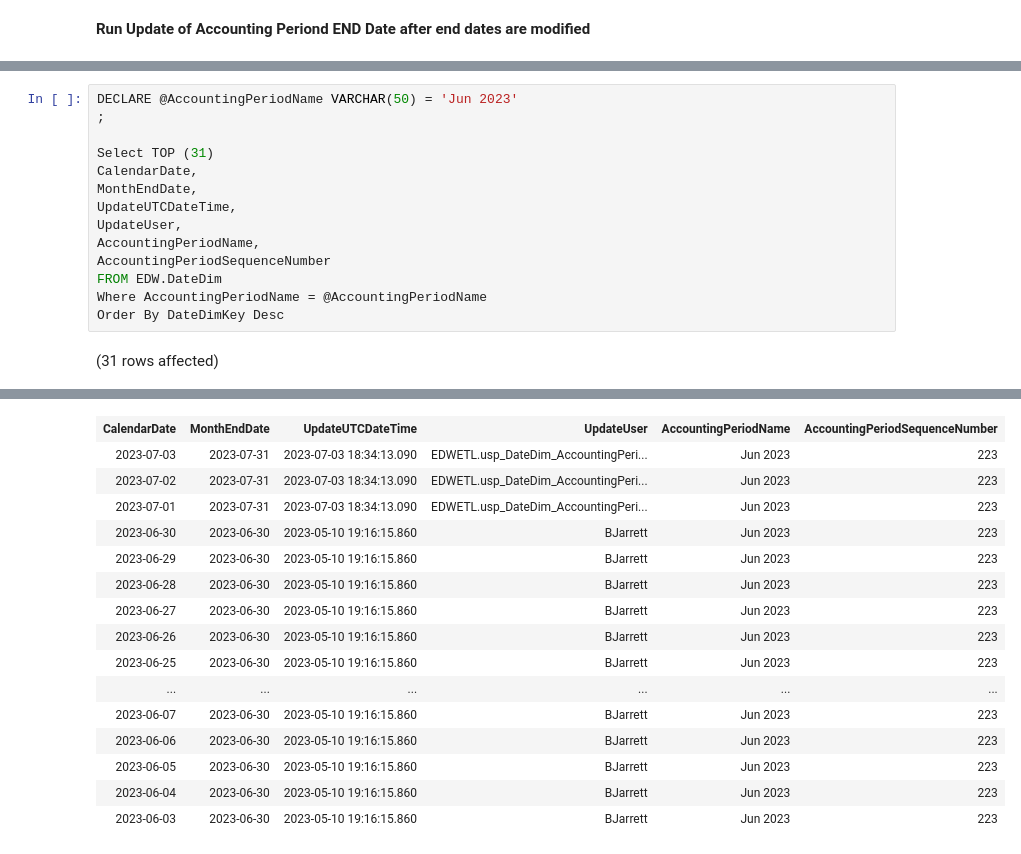
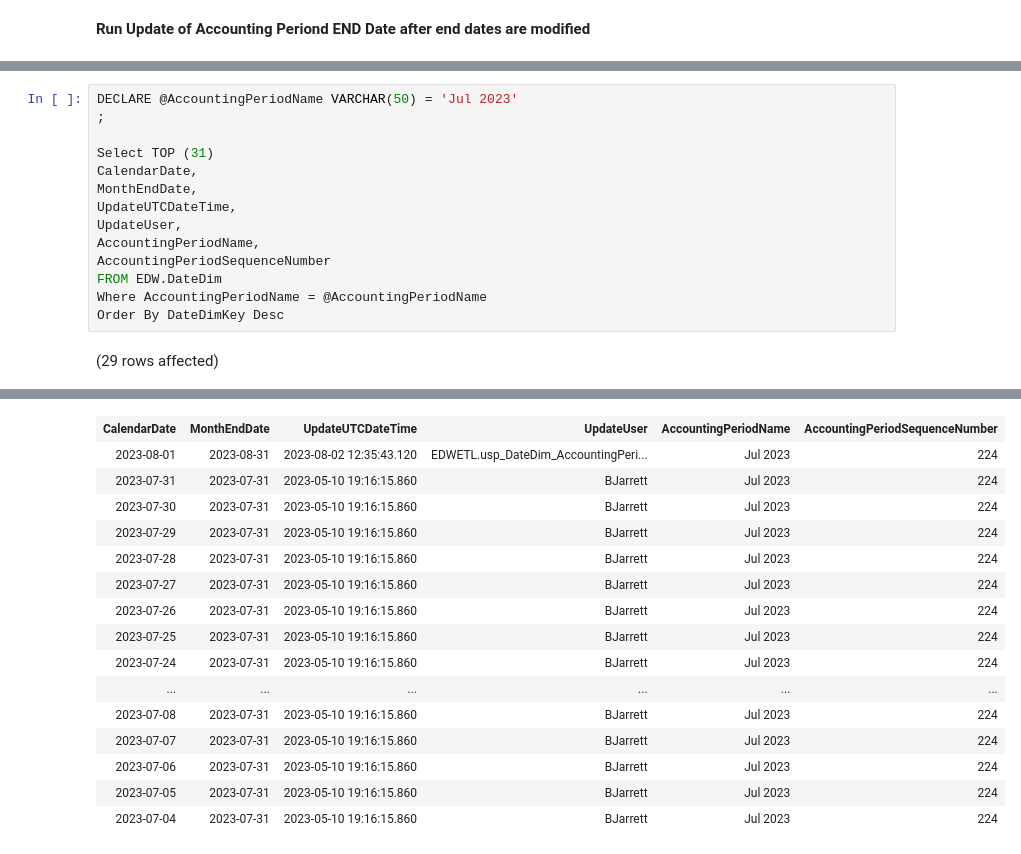
Before and after one commit to mdelisio/SQL-Scripts, a Jupyter notebook: Notebook- Update Accouinting Period End Date.ipynb, the cells around one changed output, grey strips where cells are left out. Saved outputs shown, nothing was run; the diff lists cells and outputs as text.

```diff
--- a/Notebook- Update Accouinting Period End Date.ipynb
+++ b/Notebook- Update Accouinting Period End Date.ipynb
@@ -27,5 +28,5 @@ Total execution time: 00:00:00.184
 # %%
-DECLARE @AccountingPeriodName VARCHAR(50) = 'Jun 2023'
+DECLARE @AccountingPeriodName VARCHAR(50) = 'Jul 2023'
 ;
 
 Select TOP (31)
@@ -39,4 +40,4 @@ FROM EDW.DateDim
 Where AccountingPeriodName = @AccountingPeriodName
 Order By DateDimKey Desc
 # %% [output]
-(31 rows affected)
+(29 rows affected)
@@ -44,16 +45,16 @@ Total execution time: 00:00:00.071
 | CalendarDate | MonthEndDate | UpdateUTCDateTime | UpdateUser | AccountingPeriodName | AccountingPeriodSequenceNumber |
-| 2023-07-03 | 2023-07-31 | 2023-07-03 18:34:13.090 | EDWETL.usp_DateDim_AccountingPeri... | Jun 2023 | 223 |
-| 2023-07-02 | 2023-07-31 | 2023-07-03 18:34:13.090 | EDWETL.usp_DateDim_AccountingPeri... | Jun 2023 | 223 |
-| 2023-07-01 | 2023-07-31 | 2023-07-03 18:34:13.090 | EDWETL.usp_DateDim_AccountingPeri... | Jun 2023 | 223 |
-| 2023-06-30 | 2023-06-30 | 2023-05-10 19:16:15.860 | BJarrett | Jun 2023 | 223 |
-| 2023-06-29 | 2023-06-30 | 2023-05-10 19:16:15.860 | BJarrett | Jun 2023 | 223 |
-| 2023-06-28 | 2023-06-30 | 2023-05-10 19:16:15.860 | BJarrett | Jun 2023 | 223 |
-| 2023-06-27 | 2023-06-30 | 2023-05-10 19:16:15.860 | BJarrett | Jun 2023 | 223 |
-| 2023-06-26 | 2023-06-30 | 2023-05-10 19:16:15.860 | BJarrett | Jun 2023 | 223 |
-| 2023-06-25 | 2023-06-30 | 2023-05-10 19:16:15.860 | BJarrett | Jun 2023 | 223 |
+| 2023-08-01 | 2023-08-31 | 2023-08-02 12:35:43.120 | EDWETL.usp_DateDim_AccountingPeri... | Jul 2023 | 224 |
+| 2023-07-31 | 2023-07-31 | 2023-05-10 19:16:15.860 | BJarrett | Jul 2023 | 224 |
+| 2023-07-30 | 2023-07-31 | 2023-05-10 19:16:15.860 | BJarrett | Jul 2023 | 224 |
+| 2023-07-29 | 2023-07-31 | 2023-05-10 19:16:15.860 | BJarrett | Jul 2023 | 224 |
+| 2023-07-28 | 2023-07-31 | 2023-05-10 19:16:15.860 | BJarrett | Jul 2023 | 224 |
+| 2023-07-27 | 2023-07-31 | 2023-05-10 19:16:15.860 | BJarrett | Jul 2023 | 224 |
+| 2023-07-26 | 2023-07-31 | 2023-05-10 19:16:15.860 | BJarrett | Jul 2023 | 224 |
+| 2023-07-25 | 2023-07-31 | 2023-05-10 19:16:15.860 | BJarrett | Jul 2023 | 224 |
+| 2023-07-24 | 2023-07-31 | 2023-05-10 19:16:15.860 | BJarrett | Jul 2023 | 224 |
 | ... | ... | ... | ... | ... | ... |
-| 2023-06-07 | 2023-06-30 | 2023-05-10 19:16:15.860 | BJarrett | Jun 2023 | 223 |
-| 2023-06-06 | 2023-06-30 | 2023-05-10 19:16:15.860 | BJarrett | Jun 2023 | 223 |
-| 2023-06-05 | 2023-06-30 | 2023-05-10 19:16:15.860 | BJarrett | Jun 2023 | 223 |
-| 2023-06-04 | 2023-06-30 | 2023-05-10 19:16:15.860 | BJarrett | Jun 2023 | 223 |
-| 2023-06-03 | 2023-06-30 | 2023-05-10 19:16:15.860 | BJarrett | Jun 2023 | 223 |
+| 2023-07-08 | 2023-07-31 | 2023-05-10 19:16:15.860 | BJarrett | Jul 2023 | 224 |
+| 2023-07-07 | 2023-07-31 | 2023-05-10 19:16:15.860 | BJarrett | Jul 2023 | 224 |
+| 2023-07-06 | 2023-07-31 | 2023-05-10 19:16:15.860 | BJarrett | Jul 2023 | 224 |
+| 2023-07-05 | 2023-07-31 | 2023-05-10 19:16:15.860 | BJarrett | Jul 2023 | 224 |
+| 2023-07-04 | 2023-07-31 | 2023-05-10 19:16:15.860 | BJarrett | Jul 2023 | 224 |
```
Also changed, not shown: parts of 6 cells of this notebook, 6 other files.
